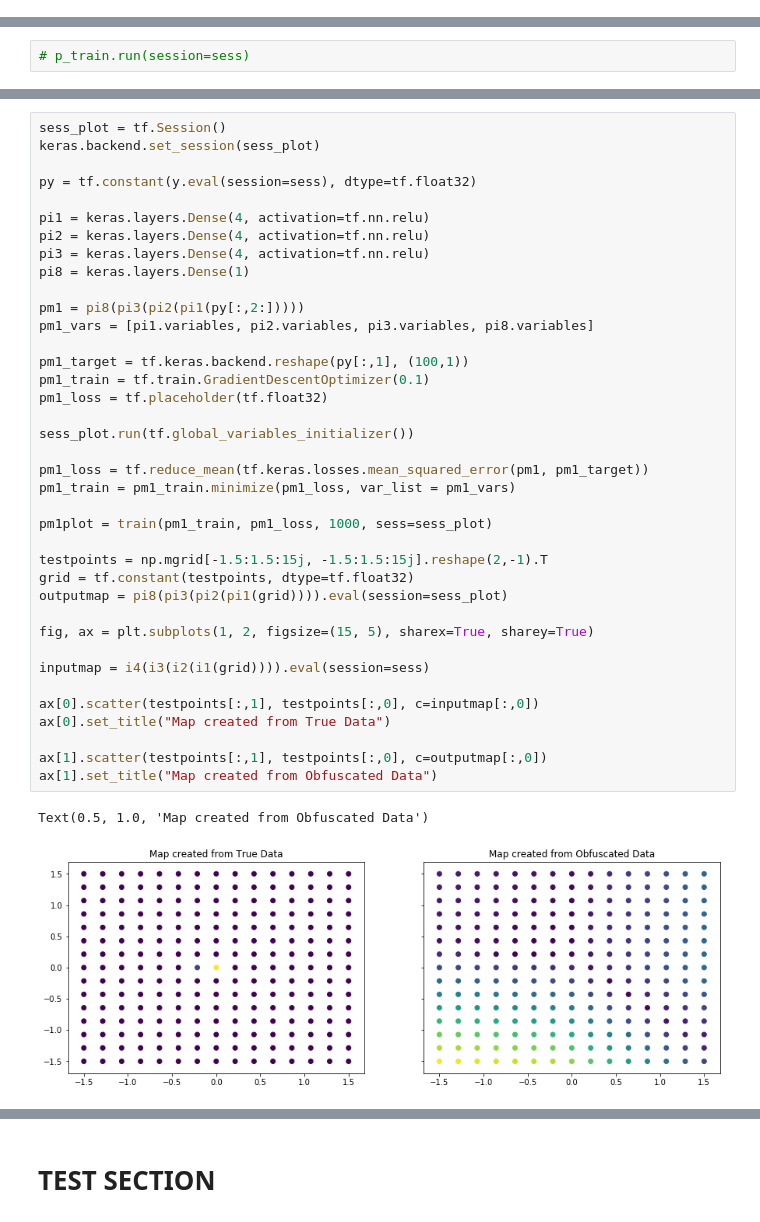
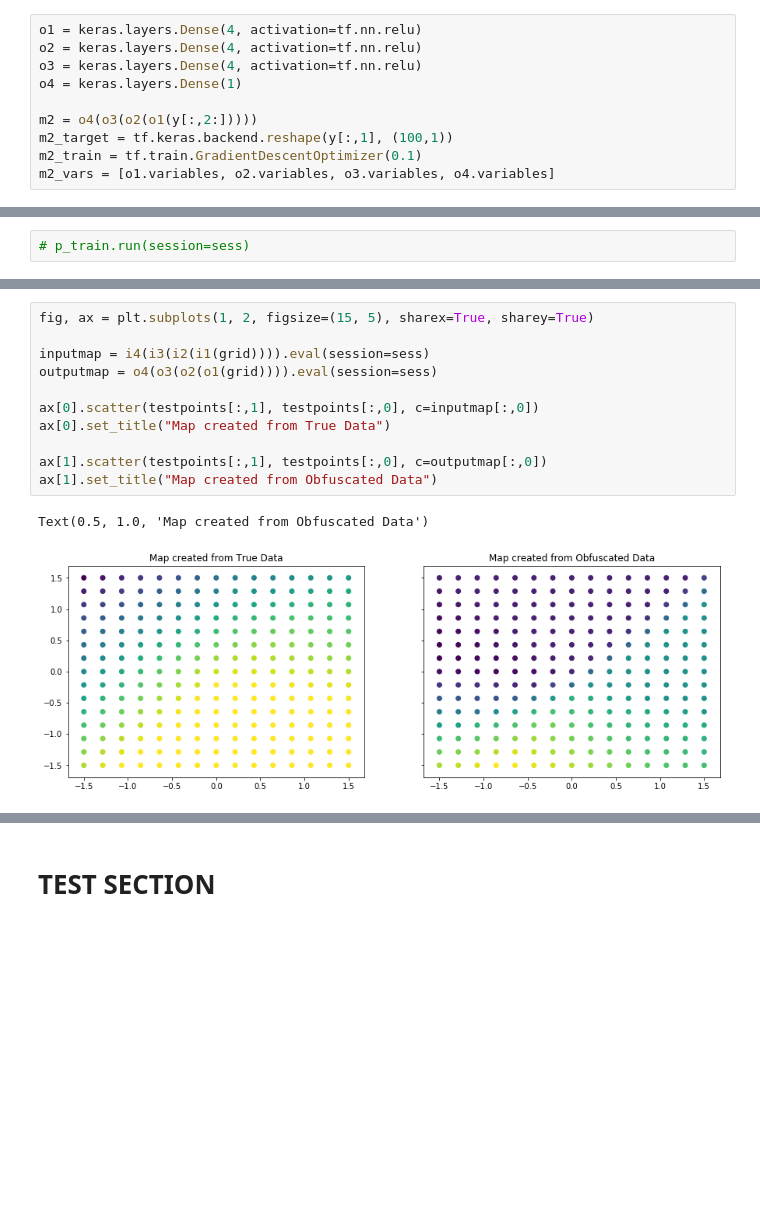
Before and after one commit to lillyclark/privacy-utility, a Jupyter notebook: GAP final version.ipynb, the cells around one changed output, grey strips where cells are left out. Cells and saved outputs as stored; diff of their text form; blank space fills up the shorter version.

```diff
--- a/GAP final version.ipynb
+++ b/GAP final version.ipynb
@@ -102,6 +110,16 @@ m1 = i4(i3(i2(i1(x[:,2:]))))
 m1_target = tf.keras.backend.reshape(x[:,1], (100,1))
 m1_train = tf.train.GradientDescentOptimizer(0.1)
 m1_vars = [i1.variables, i2.variables, i3.variables, i4.variables]
+# %%
+o1 = keras.layers.Dense(4, activation=tf.nn.relu)
+o2 = keras.layers.Dense(4, activation=tf.nn.relu)
+o3 = keras.layers.Dense(4, activation=tf.nn.relu)
+o4 = keras.layers.Dense(1)
+
+m2 = o4(o3(o2(o1(y[:,2:]))))
+m2_target = tf.keras.backend.reshape(y[:,1], (100,1))
+m2_train = tf.train.GradientDescentOptimizer(0.1)
+m2_vars = [o1.variables, o2.variables, o3.variables, o4.variables]
 # %%
 a1 = keras.layers.Dense(7, activation=tf.nn.relu)
 a2 = keras.layers.Dense(5, activation=tf.nn.softmax)
@@ -257,41 +332,14 @@ Text(0.5, 1.0, 'Predicted Labels (Obfuscated)')
-# %%
-sess_plot = tf.Session()
-keras.backend.set_session(sess_plot)
-
-py = tf.constant(y.eval(session=sess), dtype=tf.float32)
-
-pi1 = keras.layers.Dense(4, activation=tf.nn.relu)
-pi2 = keras.layers.Dense(4, activation=tf.nn.relu)
-pi3 = keras.layers.Dense(4, activation=tf.nn.relu)
-pi8 = keras.layers.Dense(1)
-
-pm1 = pi8(pi3(pi2(pi1(py[:,2:]))))
-pm1_vars = [pi1.variables, pi2.variables, pi3.variables, pi8.variables]
-
-pm1_target = tf.keras.backend.reshape(py[:,1], (100,1))
-pm1_train = tf.train.GradientDescentOptimizer(0.1)
-pm1_loss = tf.placeholder(tf.float32)
-
-sess_plot.run(tf.global_variables_initializer())
-
-pm1_loss = tf.reduce_mean(tf.keras.losses.mean_squared_error(pm1, pm1_target))
-pm1_train = pm1_train.minimize(pm1_loss, var_list = pm1_vars)
-
-pm1plot = train(pm1_train, pm1_loss, 1000, sess=sess_plot)
-
-testpoints = np.mgrid[-1.5:1.5:15j, -1.5:1.5:15j].reshape(2,-1).T
-grid = tf.constant(testpoints, dtype=tf.float32)
-outputmap = pi8(pi3(pi2(pi1(grid)))).eval(session=sess_plot)
-
-fig, ax = plt.subplots(1, 2, figsize=(15, 5), sharex=True, sharey=True)
-
-inputmap = i4(i3(i2(i1(grid)))).eval(session=sess)
-
-ax[0].scatter(testpoints[:,1], testpoints[:,0], c=inputmap[:,0])
-ax[0].set_title("Map created from True Data")
-
-ax[1].scatter(testpoints[:,1], testpoints[:,0], c=outputmap[:,0])
-ax[1].set_title("Map created from Obfuscated Data")
-# %% [output]
-Text(0.5, 1.0, 'Map created from Obfuscated Data')
-[figure, removed]
+# %%
+fig, ax = plt.subplots(1, 2, figsize=(15, 5), sharex=True, sharey=True)
+
+inputmap = i4(i3(i2(i1(grid)))).eval(session=sess)
+outputmap = o4(o3(o2(o1(grid)))).eval(session=sess)
+
+ax[0].scatter(testpoints[:,1], testpoints[:,0], c=inputmap[:,0])
+ax[0].set_title("Map created from True Data")
+
+ax[1].scatter(testpoints[:,1], testpoints[:,0], c=outputmap[:,0])
+ax[1].set_title("Map created from Obfuscated Data")
+# %% [output]
+Text(0.5, 1.0, 'Map created from Obfuscated Data')
+[figure, added]
```
Also changed, not shown: parts of 25 cells of this notebook.
